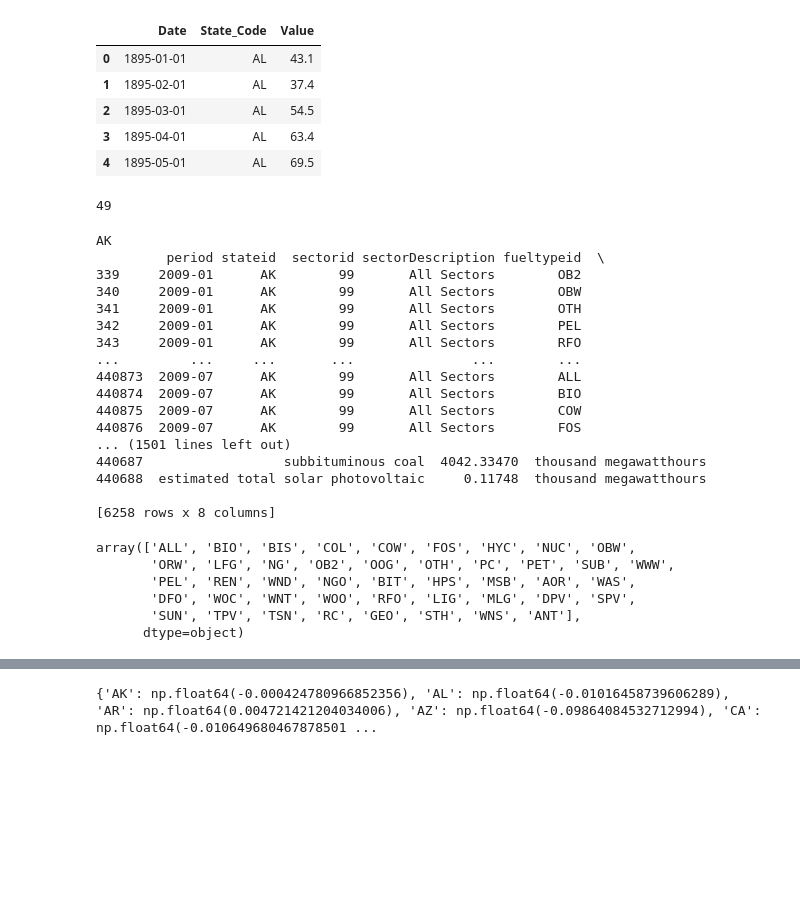
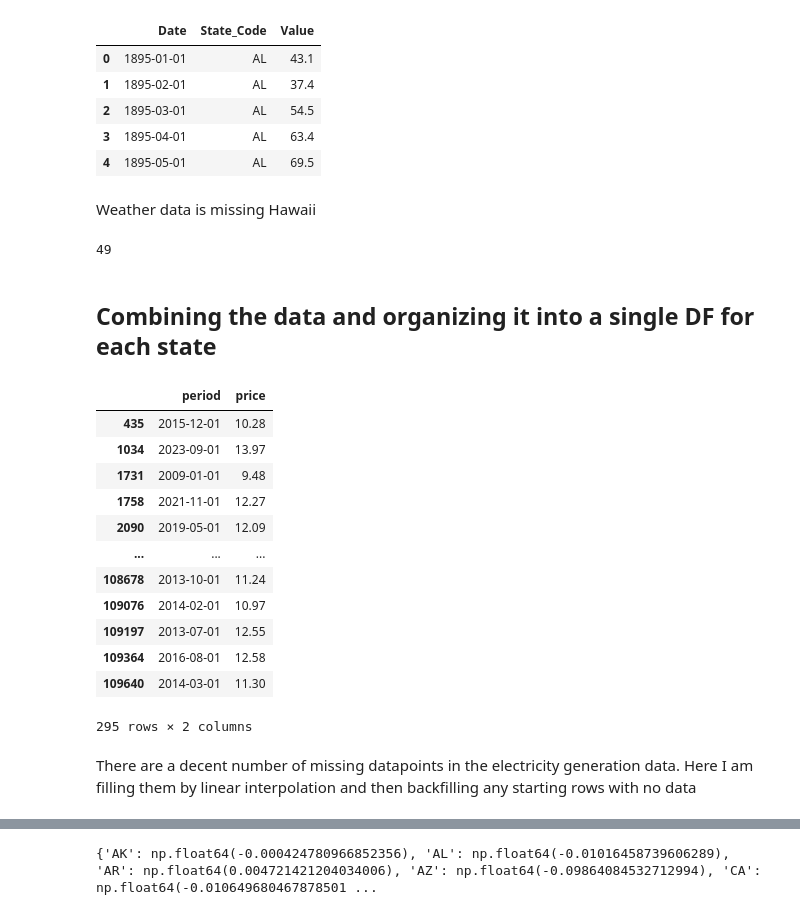
Before and after one commit to Erdos-Projects/fall-2025-forecasting-electricity-price, a Jupyter notebook: src/eda/will_eda.ipynb, the cells around one changed output, grey strips where cells are left out. Drawn from its saved outputs; the diff is of its cells as text; code cells hidden in the pictures; blank space fills up the shorter version.

```diff
--- a/src/eda/will_eda.ipynb
+++ b/src/eda/will_eda.ipynb
@@ -417,6 +400,8 @@ weather.head()
 | 2 | 1895-03-01 | AL | 54.5 |
 | 3 | 1895-04-01 | AL | 63.4 |
 | 4 | 1895-05-01 | AL | 69.5 |
+# %% [markdown]
+Weather data is missing Hawaii
 # %%
 
 state_weather = {}
@@ -431,42 +416,39 @@ state_weather['AL'].head()
 print(len(state_weather))
 # %% [output]
 49
+# %% [markdown]
+## Combining the data and organizing it into a single DF for each state
+# %%
+residential_price[residential_price.stateid == 'GA'][['period','price']]
+# %% [output]
+|  | period | price |
+| 435 | 2015-12-01 | 10.28 |
+| 1034 | 2023-09-01 | 13.97 |
+| 1731 | 2009-01-01 | 9.48 |
+| 1758 | 2021-11-01 | 12.27 |
+| 2090 | 2019-05-01 | 12.09 |
+| ... | ... | ... |
+| 108678 | 2013-10-01 | 11.24 |
+| 109076 | 2014-02-01 | 10.97 |
+| 109197 | 2013-07-01 | 12.55 |
+| 109364 | 2016-08-01 | 12.58 |
+| 109640 | 2014-03-01 | 11.30 |
+295 rows × 2 columns
+# %% [markdown]
+There are a decent number of missing datapoints in the electricity generation data. Here I am filling them by linear interpolation and then backfilling any starting rows with no data
 # %%
-states_electricity_generation = {}
+states_dfs = {}
 
 states_groups = electricity_generation.groupby('stateid')
 
 for stateid, group in states_groups:
-
-    fuel_types = group.groupby('fueltypeid')
-    fuel_type_dfs = {}
-    for fuel_type, group in fuel_types:
-        groups =
-    print(group)
-    states_electricity_generation[stateid] = {}
-
-electricity_generation['fueltypeid'].unique()
+    df = group[['period', 'fueltypeid', 'generation']]
+    df.loc[:,['period']] = pd.to_datetime(df['period'], format='%Y-%m')
+    df = df.pivot_table(index='period', columns='fueltypeid', values='generation')
+    df = df.reindex(pd.date_range(electricity_price['period'].min(), electricity_price['period'].max(), freq='MS')
+    )
+    df = df.interpolate(method='time').bfill()
+    df = df.sort_index()
+    prices = residential_price[residential_price.stateid == stateid][['period', 'price']]
+    df = df.join(prices.set_index('period'))
+    states_dfs[stateid] = df.copy()
-# %% [output]
-AK
-         period stateid  sectorid sectorDescription fueltypeid  \
-339     2009-01      AK        99       All Sectors        OB2
-340     2009-01      AK        99       All Sectors        OBW
-341     2009-01      AK        99       All Sectors        OTH
-342     2009-01      AK        99       All Sectors        PEL
-343     2009-01      AK        99       All Sectors        RFO
-...         ...     ...       ...               ...        ...
-440873  2009-07      AK        99       All Sectors        ALL
-440874  2009-07      AK        99       All Sectors        BIO
-440875  2009-07      AK        99       All Sectors        COW
-440876  2009-07      AK        99       All Sectors        FOS
-... (1501 lines left out)
-440687                  subbituminous coal  4042.33470  thousand megawatthours
-440688  estimated total solar photovoltaic     0.11748  thousand megawatthours
-
-[6258 rows x 8 columns]
-array(['ALL', 'BIO', 'BIS', 'COL', 'COW', 'FOS', 'HYC', 'NUC', 'OBW',
-       'ORW', 'LFG', 'NG', 'OB2', 'OOG', 'OTH', 'PC', 'PET', 'SUB', 'WWW',
-       'PEL', 'REN', 'WND', 'NGO', 'BIT', 'HPS', 'MSB', 'AOR', 'WAS',
-       'DFO', 'WOC', 'WNT', 'WOO', 'RFO', 'LIG', 'MLG', 'DPV', 'SPV',
-       'SUN', 'TPV', 'TSN', 'RC', 'GEO', 'STH', 'WNS', 'ANT'],
-      dtype=object)
```
Also changed, not shown: parts of 15 cells of this notebook.
